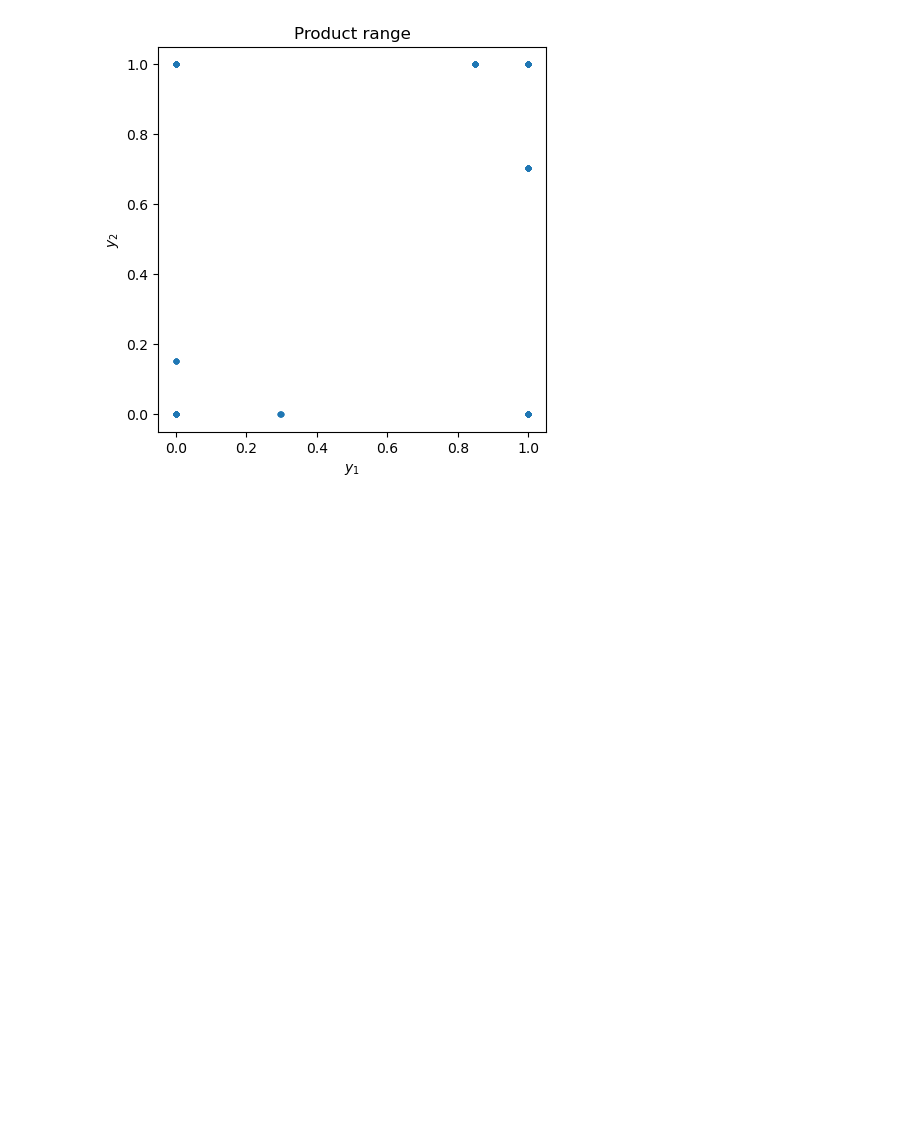
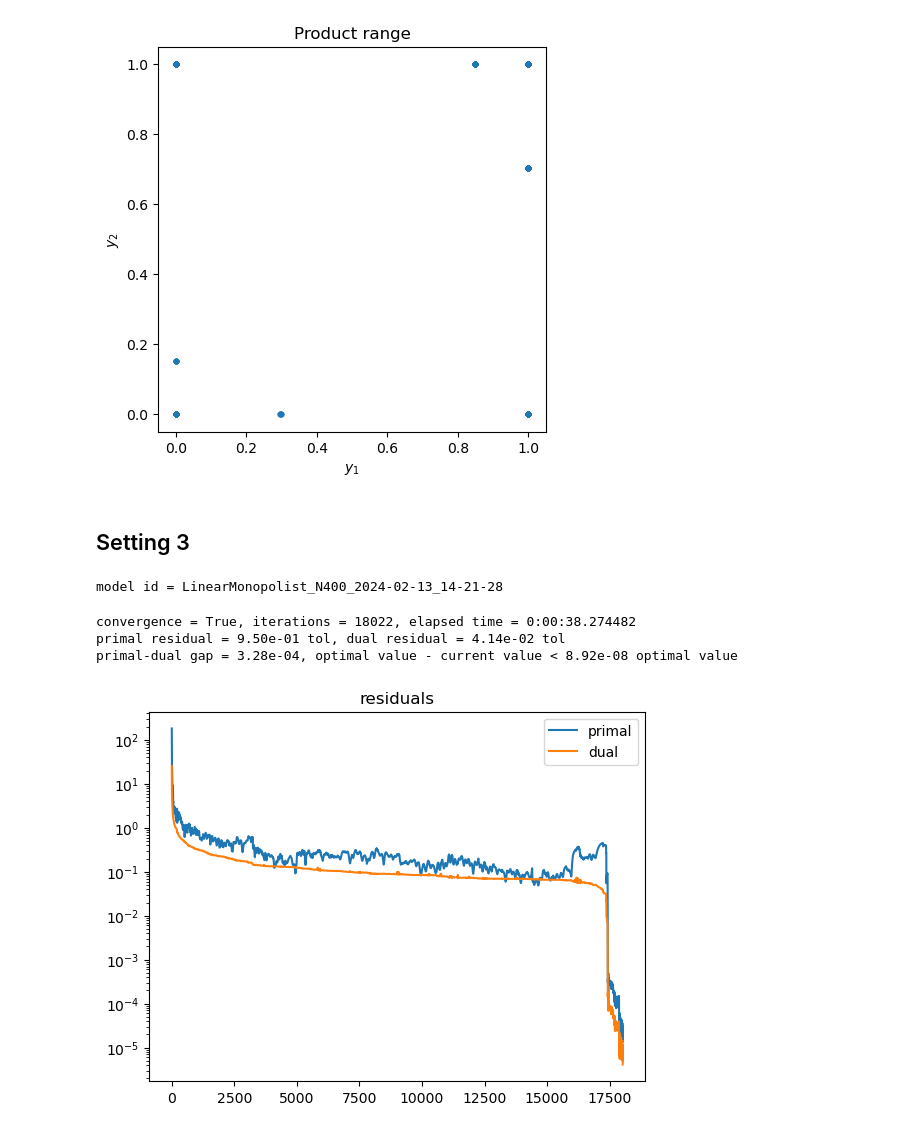
Before and after one commit to x-dupuis/screening-algo, a Jupyter notebook: examples/linear_monopolist.ipynb, the cells around one changed output. Cells and saved outputs as stored; diff of their text form; code cells hidden in the pictures; blank space fills up the shorter version.

Commit message:
add setting 3 and 4
beta distribution of weigths

```diff
--- a/examples/linear_monopolist.ipynb
+++ b/examples/linear_monopolist.ipynb
@@ -144,3 +157,31 @@ model.range(title='Product range', s=10,) #path='results/'+model.id)
 # model.constraints()
 # %% [output]
 [figure]
+# %% [markdown]
+## Setting 3
+# %%
+### Types setting
+n0, n1 = 20, 20
+theta0, theta1 =  np.linspace(0, 1, num=n0+1, dtype=np.float32), np.linspace(0, 1, num=n1+1, dtype=np.float32)  #  [1, 1.5, 3], [0, 0.5, 1]
+theta0 = (theta0[1:]+theta0[:-1])/2 ; theta1 = (theta1[1:]+theta1[:-1])/2
+theta0, theta1 = np.meshgrid(theta0,theta1)
+theta = np.stack((theta0.flatten(), theta1.flatten())); N = theta.shape[-1] # number of types
+
+f = (1-theta[0])*(1-theta[1])
+# f = f / np.sum(f)  # weights of the distribution
+f = f / np.min(f)
+
+### Objects
+model = LinearMonopolist(theta, f)
+model.all()
+# %% [output]
+model id = LinearMonopolist_N400_2024-02-13_14-21-28
+# %%
+# model.all()
+model.solve(warmstart=True, stepratio=100, it_max=2e4, tol_primal=1e-6, tol_dual=1e-6, scale=True,) #path='results/'+model.id
+model.residuals(title='residuals')
+# %% [output]
+convergence = True, iterations = 18022, elapsed time = 0:00:38.274482
+primal residual = 9.50e-01 tol, dual residual = 4.14e-02 tol
+primal-dual gap = 3.28e-04, optimal value - current value < 8.92e-08 optimal value
+[figure, added]
```
Also changed, not shown: parts of 8 cells of this notebook.
